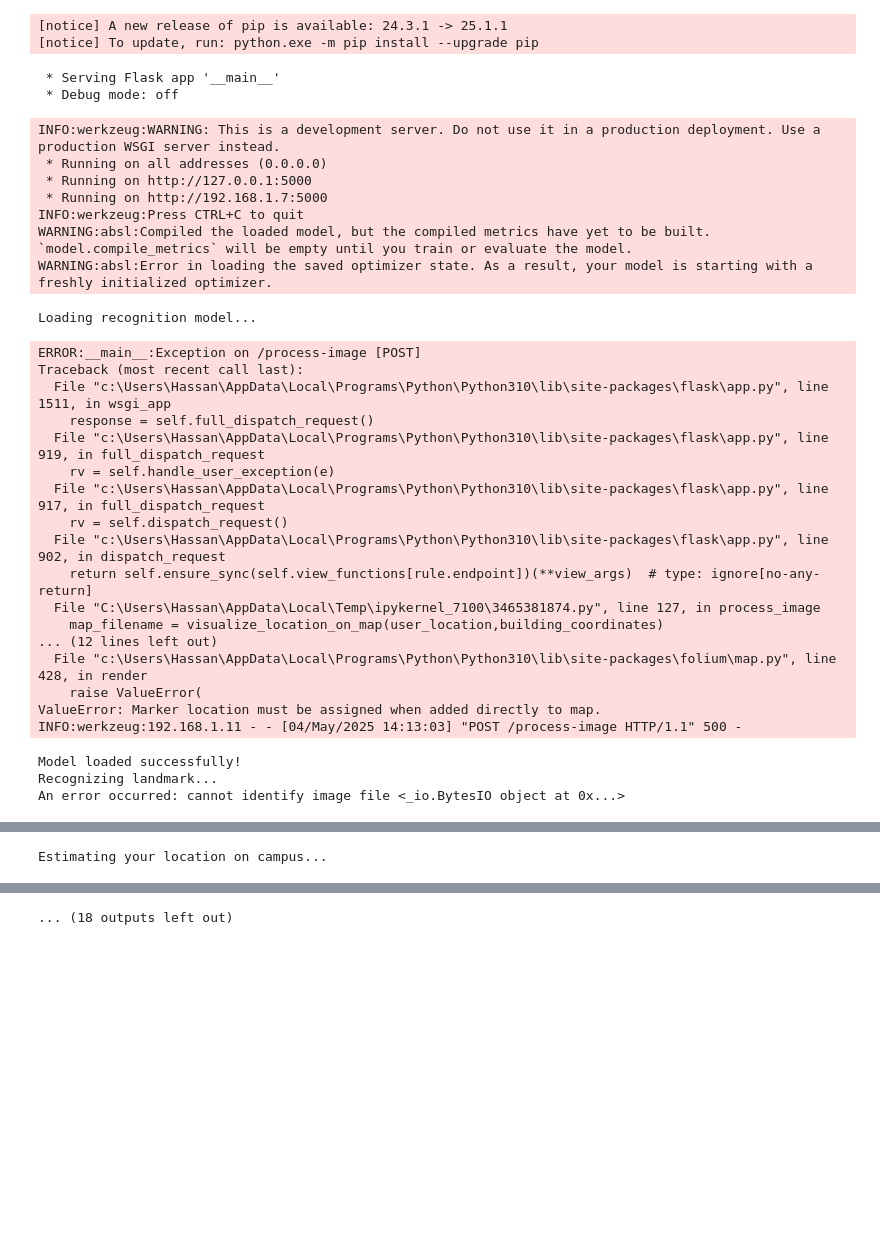
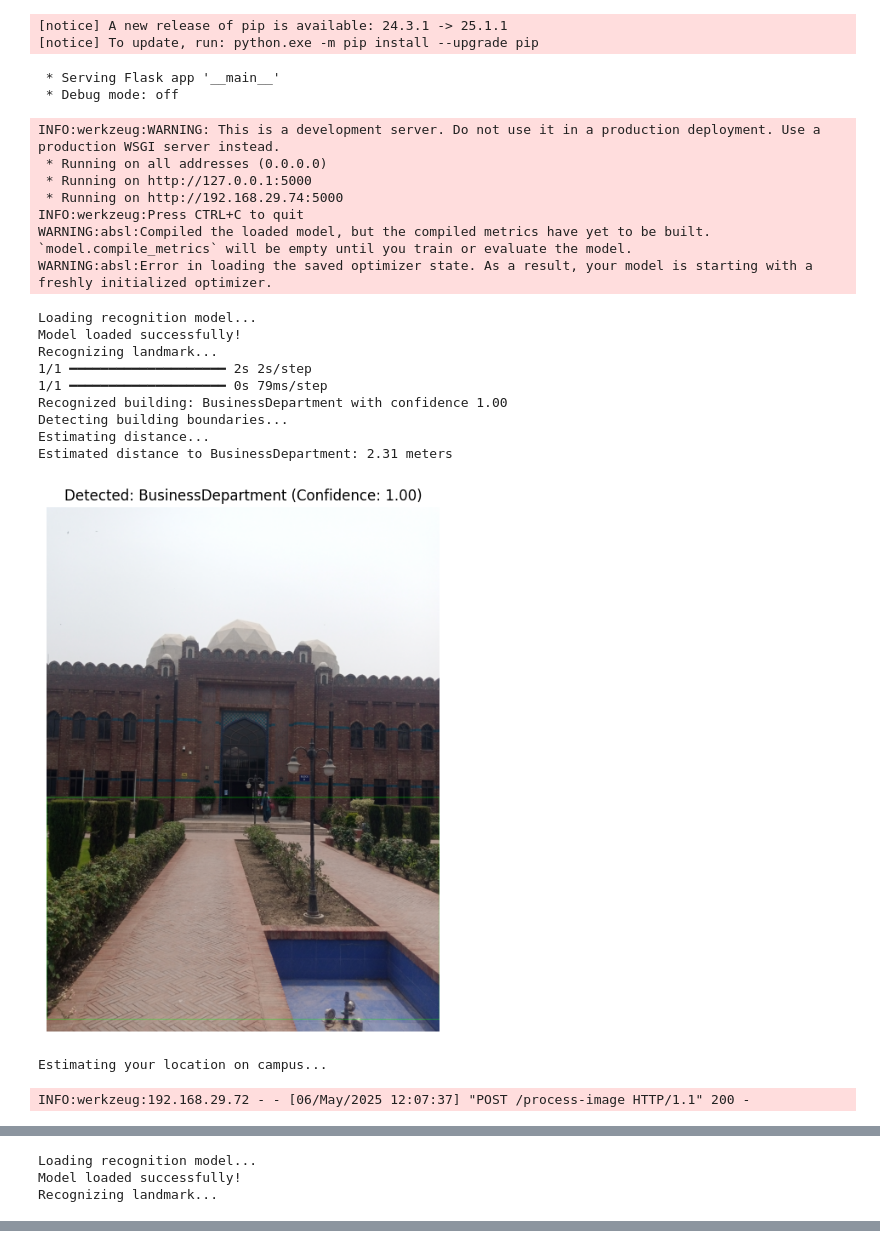
Before and after one commit to AbdulMoiz03/CV_Project_Model, a Jupyter notebook: UpdatedServer.ipynb, the cells around one changed output, grey strips where cells are left out. Drawn from its saved outputs; the diff is of its cells as text; code cells hidden in the pictures; blank space fills up the shorter version.

```diff
--- a/UpdatedServer.ipynb
+++ b/UpdatedServer.ipynb
@@ -721,40 +721,32 @@ Note: you may need to restart the kernel to use updated packages.
 [notice] A new release of pip is available: 24.3.1 -> 25.1.1
 [notice] To update, run: python.exe -m pip install --upgrade pip
 # %%
+60
 from flask import Flask
 import nest_asyncio
 from pyngrok import ngrok
 
 nest_asyncio.apply()
 app.run(host='0.0.0.0', port=5000, debug=False)
 # %% [output]
  * Serving Flask app '__main__'
  * Debug mode: off
 INFO:werkzeug:WARNING: This is a development server. Do not use it in a production deployment. Use a production WSGI server instead.
  * Running on all addresses (0.0.0.0)
  * Running on http://127.0.0.1:5000
- * Running on http://192.168.1.7:5000
+ * Running on http://192.168.29.74:5000
 INFO:werkzeug:Press CTRL+C to quit
 WARNING:absl:Compiled the loaded model, but the compiled metrics have yet to be built. `model.compile_metrics` will be empty until you train or evaluate the model.
 WARNING:absl:Error in loading the saved optimizer state. As a result, your model is starting with a freshly initialized optimizer.
 Loading recognition model...
+Model loaded successfully!
+Recognizing landmark...
+1/1 ━━━━━━━━━━━━━━━━━━━━ 2s 2s/step
+1/1 ━━━━━━━━━━━━━━━━━━━━ 0s 79ms/step
+Recognized building: BusinessDepartment with confidence 1.00
+Detecting building boundaries...
+Estimating distance...
+Estimated distance to BusinessDepartment: 2.31 meters
+[figure, new version]
-ERROR:__main__:Exception on /process-image [POST]
-Traceback (most recent call last):
-  File "c:\Users\Hassan\AppData\Local\Programs\Python\Python310\lib\site-packages\flask\app.py", line 1511, in wsgi_app
-    response = self.full_dispatch_request()
-  File "c:\Users\Hassan\AppData\Local\Programs\Python\Python310\lib\site-packages\flask\app.py", line 919, in full_dispatch_request
-    rv = self.handle_user_exception(e)
-  File "c:\Users\Hassan\AppData\Local\Programs\Python\Python310\lib\site-packages\flask\app.py", line 917, in full_dispatch_request
-    rv = self.dispatch_request()
-  File "c:\Users\Hassan\AppData\Local\Programs\Python\Python310\lib\site-packages\flask\app.py", line 902, in dispatch_request
-    return self.ensure_sync(self.view_functions[rule.endpoint])(**view_args)  # type: ignore[no-any-return]
-  File "C:\Users\Hassan\AppData\Local\Temp\ipykernel_7100\3465381874.py", line 127, in process_image
-    map_filename = visualize_location_on_map(user_location,building_coordinates)
-... (12 lines left out)
-  File "c:\Users\Hassan\AppData\Local\Programs\Python\Python310\lib\site-packages\folium\map.py", line 428, in render
-    raise ValueError(
-ValueError: Marker location must be assigned when added directly to map.
-INFO:werkzeug:192.168.1.11 - - [04/May/2025 14:13:03] "POST /process-image HTTP/1.1" 500 -
+Estimating your location on campus...
-Model loaded successfully!
-Recognizing landmark...
-An error occurred: cannot identify image file <_io.BytesIO object at 0x...>
+INFO:werkzeug:192.168.29.72 - - [06/May/2025 12:07:37] "POST /process-image HTTP/1.1" 200 -
@@ -773 +759,3 @@ Estimated distance to BusinessDepartment: 41.28 meters
-Estimating your location on campus...
+Loading recognition model...
+Model loaded successfully!
+Recognizing landmark...
@@ -780 +770,0 @@ WARNING:absl:Error in loading the saved optimizer state. As a result, your model
-... (18 outputs left out)
```
Also changed, not shown: parts of 2 cells of this notebook, 44 other files.
